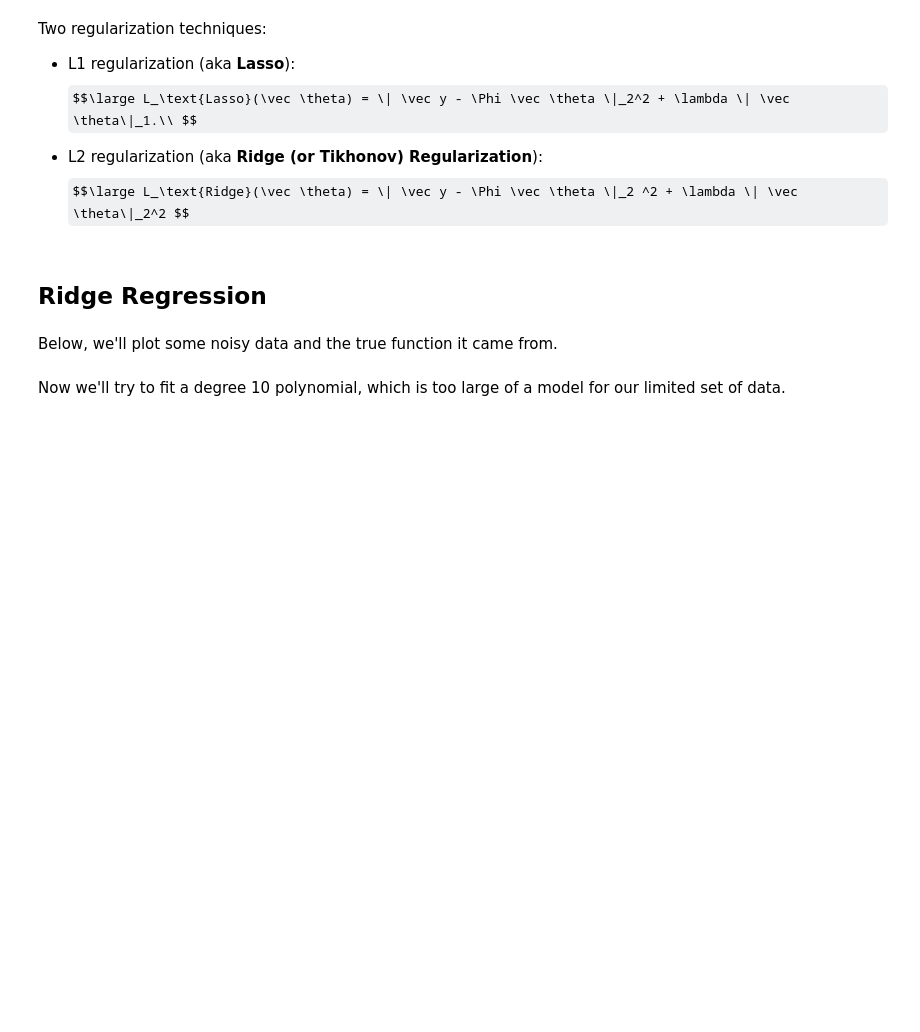
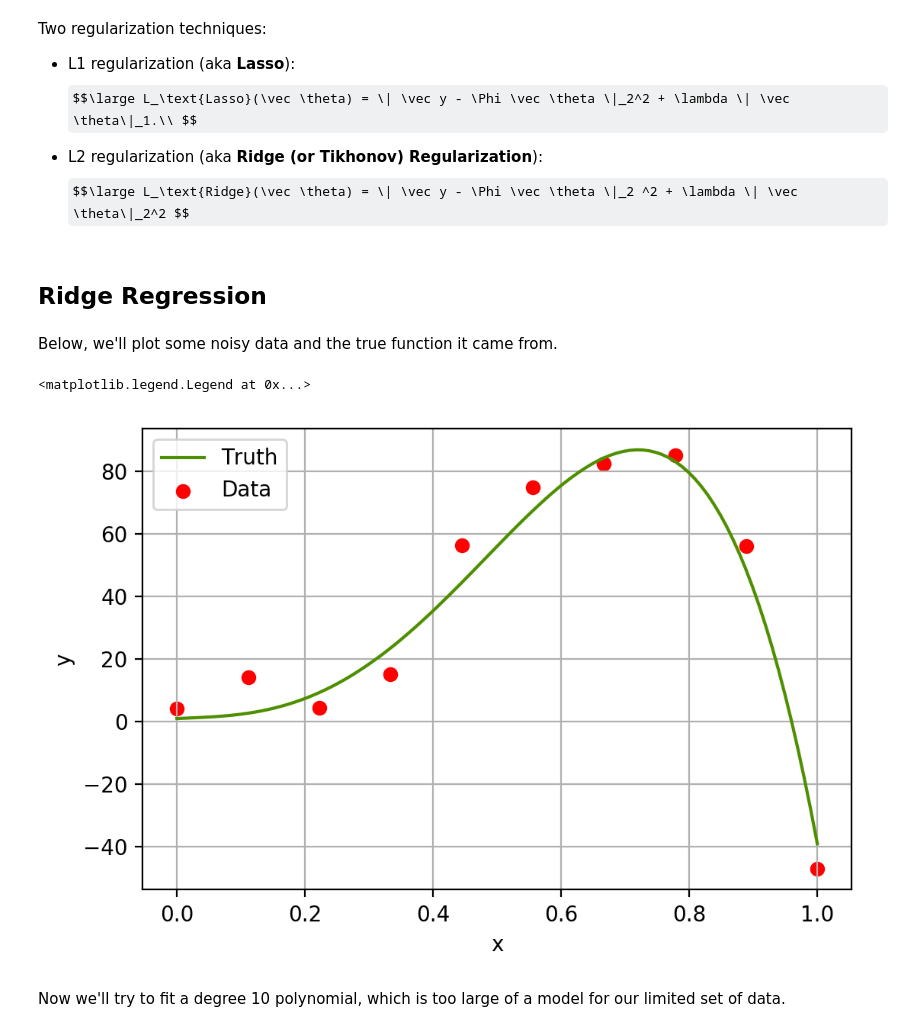
Before and after one commit to krisreyes/mdi504-F19-notebooks, a Jupyter notebook: Lecture 18 - Data Requirements for Linear Regression.ipynb, the cells around one changed output. Saved outputs shown, nothing was run; the diff lists cells and outputs as text; code cells hidden in the pictures; some formulas as TeX source; blank space fills up the shorter version.

```diff
--- a/Lecture 18 - Data Requirements for Linear Regression.ipynb
+++ b/Lecture 18 - Data Requirements for Linear Regression.ipynb
@@ -137,19 +137,22 @@ Below, we'll plot some noisy data and the true function it came from.
 # %%
 def f(x):
     return 1 + 10*x - 50*x**2 +1000*x**3 - 1000*x**4
 
 x_data = np.linspace(0, 1, 10)
 y_data = f(x_data) + np.random.normal(0, 10, len(x_data))
 plt.scatter(x_data, y_data, color='r')
 
 x_plot = np.linspace(0, 1, 100)
 y_truth = f(x_plot)
 plt.plot(x_plot, y_truth, color = COLORS[3])
 
 plt.xlabel('x')
 plt.ylabel('y')
 plt.grid()
-plt.legend(['Data', 'Truth'])
+plt.legend(['Truth', 'Data'])
+# %% [output]
+<matplotlib.legend.Legend at 0x...>
+[figure, added]
 # %% [markdown]
 Now we'll try to fit a degree 10 polynomial, which is too large of a model for our limited set of data.
 # %%
```
Also changed, not shown: parts of 14 cells of this notebook, 2 other files.
